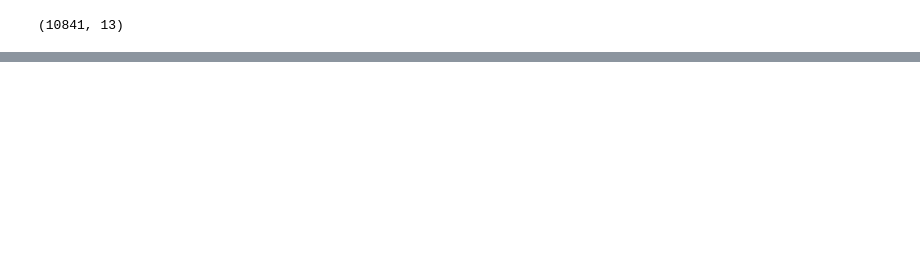
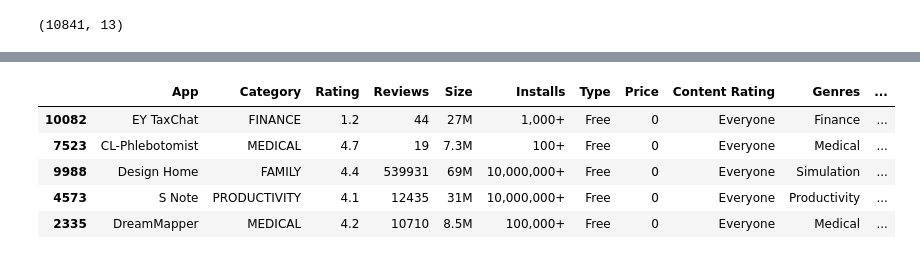
Before and after one commit to devarifkhan/from-vision-to-genius, a Jupyter notebook: 4. linear regression/linear-regression.ipynb, the cells around one changed output, grey strips where cells are left out. Cells and saved outputs as stored; diff of their text form; code cells hidden in the pictures; blank space fills up the shorter version.

```diff
--- a/4. linear regression/linear-regression.ipynb
+++ b/4. linear regression/linear-regression.ipynb
@@ -35,0 +59,9 @@ data.shape
+# %%
+data.sample(5)
+# %% [output]
+|  | App | Category | Rating | Reviews | Size | Installs | Type | Price | Content Rating | Genres | ... |
+| 10082 | EY TaxChat | FINANCE | 1.2 | 44 | 27M | 1,000+ | Free | 0 | Everyone | Finance | ... |
+| 7523 | CL-Phlebotomist | MEDICAL | 4.7 | 19 | 7.3M | 100+ | Free | 0 | Everyone | Medical | ... |
+| 9988 | Design Home | FAMILY | 4.4 | 539931 | 69M | 10,000,000+ | Free | 0 | Everyone | Simulation | ... |
+| 4573 | S Note | PRODUCTIVITY | 4.1 | 12435 | 31M | 10,000,000+ | Free | 0 | Everyone | Productivity | ... |
+| 2335 | DreamMapper | MEDICAL | 4.2 | 10710 | 8.5M | 100,000+ | Free | 0 | Everyone | Medical | ... |
```
Also changed, not shown: parts of 4 cells of this notebook.
